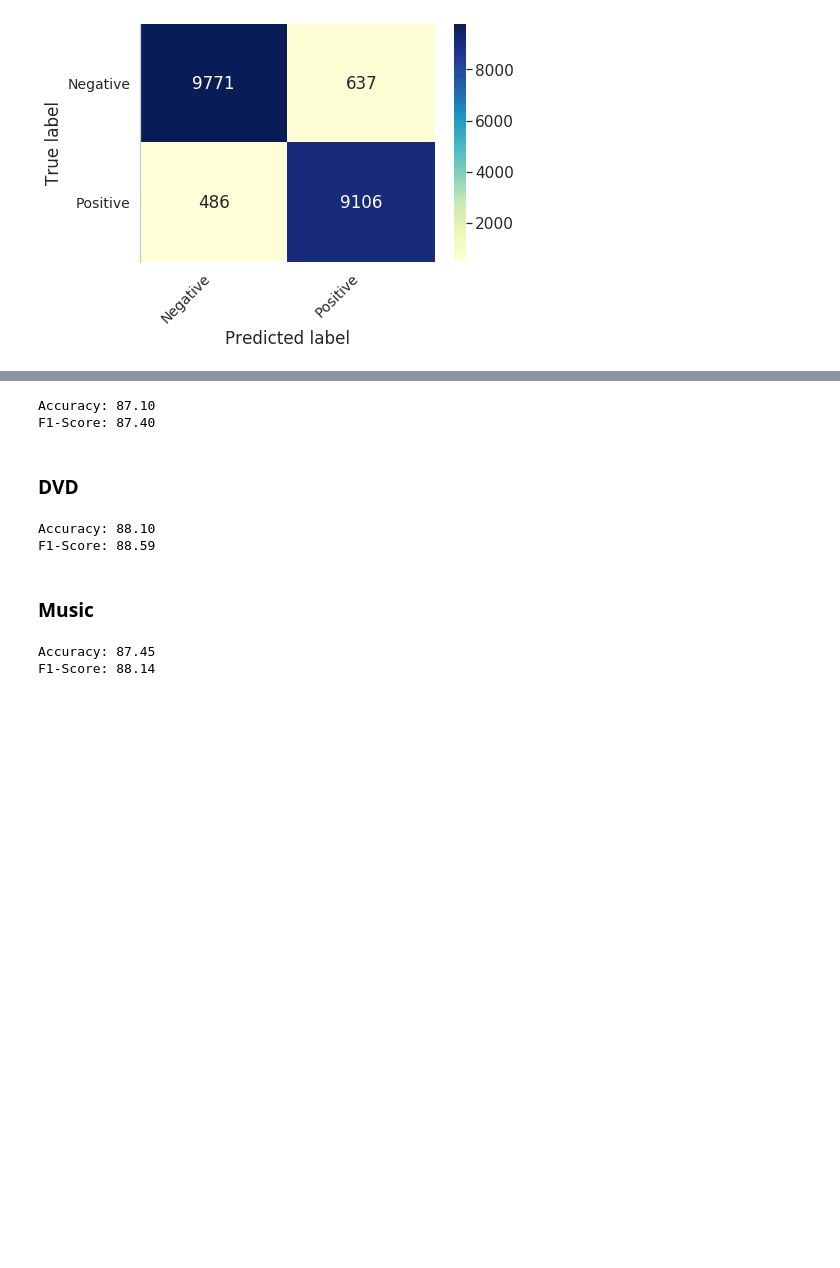
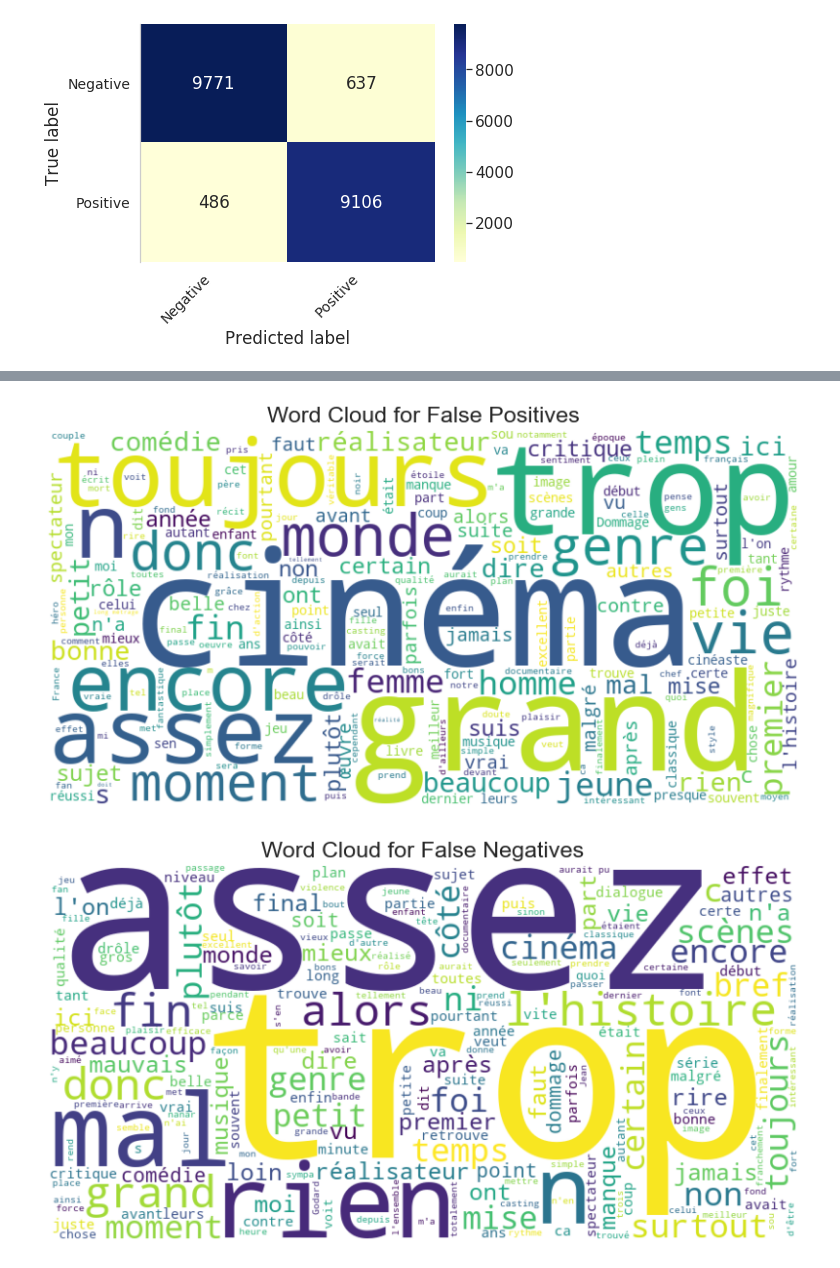
Before and after one commit to Sungwoo-Kwon/LDS_2023, a Jupyter notebook: project/codes/tf-idf_logreg.ipynb, the cells around one changed output, grey strips where cells are left out. Drawn from its saved outputs; the diff is of its cells as text; code cells hidden in the pictures; blank space fills up the shorter version.

```diff
--- a/project/codes/tf-idf_logreg.ipynb
+++ b/project/codes/tf-idf_logreg.ipynb
@@ -514,19 +328,36 @@ def evaluate(model, X, y):
-# %%
-evaluate(best_clf, X_test_b, y_test_b)
-# %% [output]
-Accuracy: 87.10
-F1-Score: 87.40
-# %% [markdown]
-### DVD
-# %%
-evaluate(best_clf, X_test_d, y_test_d)
-# %% [output]
-Accuracy: 88.10
-F1-Score: 88.59
-# %% [markdown]
-### Music
-# %%
-evaluate(best_clf, X_test_m, y_test_m)
-# %% [output]
-Accuracy: 87.45
-F1-Score: 88.14
+# %%
+from wordcloud import WordCloud, STOPWORDS
+import matplotlib.pyplot as plt
+
+custom_stopwords = set(["de", "se", "à", "en", "par", "le", "la", "les", "aux", "et", "est", "ses", "au", "du", "quelques", "faire",
+                        "ce", "cette", "si", "dans", "un", "des", "film","films","pas","une","que","mai", "son", "qui", "avec","il",
+                        "elle","ils","pour","c'est","sont","sur","je","qu'il", "qu'elle", "sa", "tout", "même",'fait','ne','plu','san',
+                        'plus','voir','d','mais','très','bien','bon','ou','sans','comme','peu','nous','y','ça','l','scène',"n'est","d'un",
+                        "acteur","personnage",'deux','lui','leur','entre','vous','vou',"d'une","aussi","ces","où","scénario","acteurs","dont",
+                        "quand",'cela','ceci','personnages','être','peut','moins','rôles','qu','histoire',"j'ai",'car',"qu'on",'reste','toute',
+                        'tous','là','vraiment','été','autre'])
+
+
+stopwords = set(STOPWORDS)
+stopwords.update(custom_stopwords)
+
+false_pos_text = ''.join(false_pos)
+wordcloud_false_pos = WordCloud(width=800, height=400, max_words=200, background_color='white', stopwords=stopwords).generate(false_pos_text)
+
+plt.figure(figsize=(10, 5))
+plt.imshow(wordcloud_false_pos, interpolation='bilinear')
+plt.axis('off')
+plt.title('Word Cloud for False Positives')
+plt.show()
+
+false_neg_text = ''.join(false_neg)
+wordcloud_false_neg = WordCloud(width=800, height=400, max_words=200, background_color='white', stopwords=stopwords).generate(false_neg_text)
+
+plt.figure(figsize=(10, 5))
+plt.imshow(wordcloud_false_neg, interpolation='bilinear')
+plt.axis('off')
+plt.title('Word Cloud for False Negatives')
+plt.show()
+# %% [output]
+[figure, added]
+[figure, added]
```
Also changed, not shown: parts of 34 cells of this notebook.
